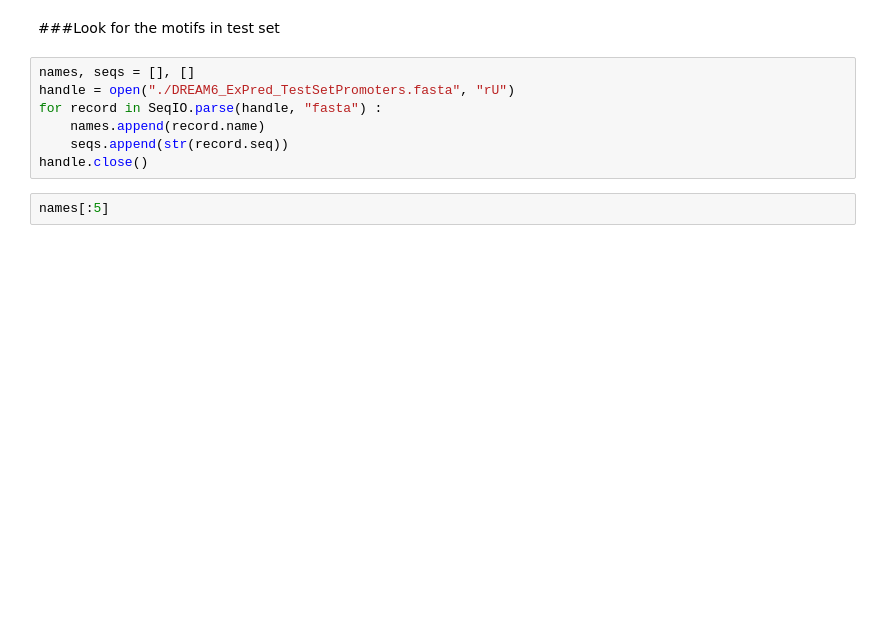
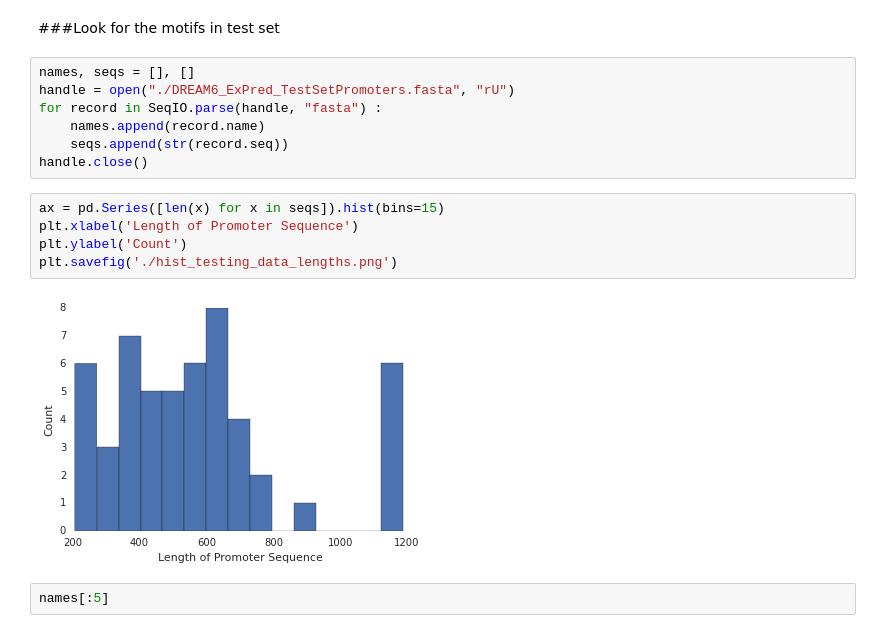
Before and after one commit to BNFO285Project/expressionPredictionChallenge, a Jupyter notebook: work_book.ipynb, the cells around one changed output. Cells and saved outputs as stored; diff of their text form; blank space fills up the shorter version.

```diff
--- a/work_book.ipynb
+++ b/work_book.ipynb
@@ -180,6 +210,13 @@ for record in SeqIO.parse(handle, "fasta") :
     names.append(record.name)
     seqs.append(str(record.seq))
 handle.close()
+# %%
+ax = pd.Series([len(x) for x in seqs]).hist(bins=15)
+plt.xlabel('Length of Promoter Sequence')
+plt.ylabel('Count')
+plt.savefig('./hist_testing_data_lengths.png')
+# %% [output]
+[figure, added]
 # %%
 names[:5]
 # %% [output]
```
Also changed, not shown: parts of 6 cells of this notebook, 10 other files.
